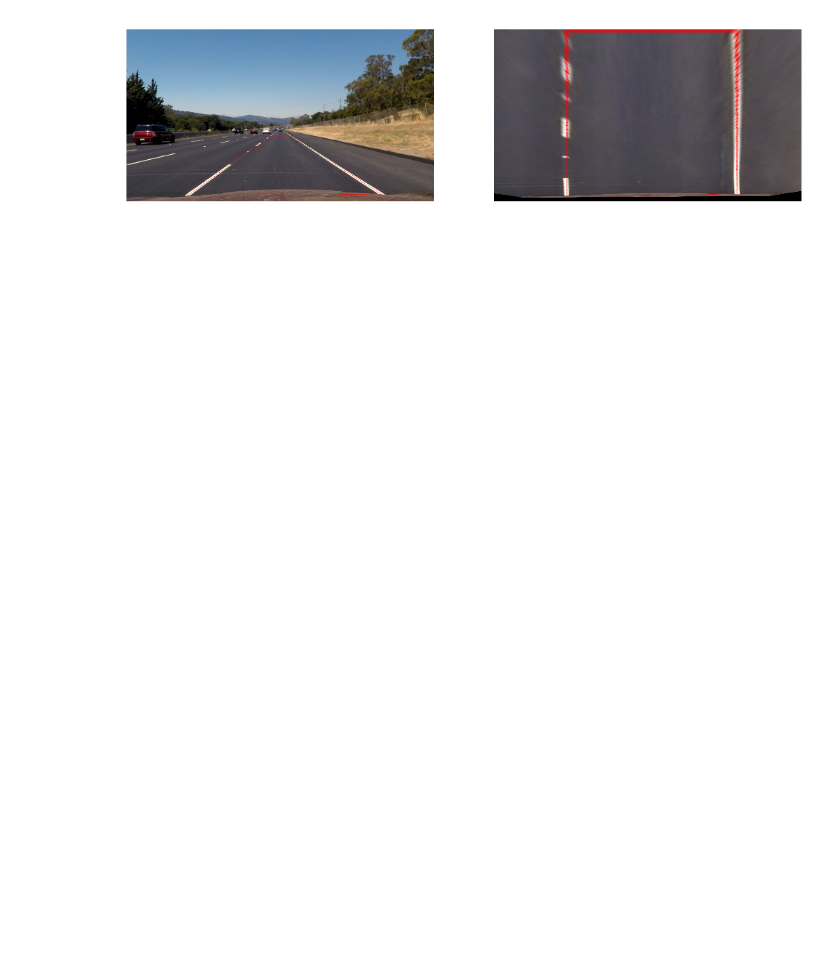
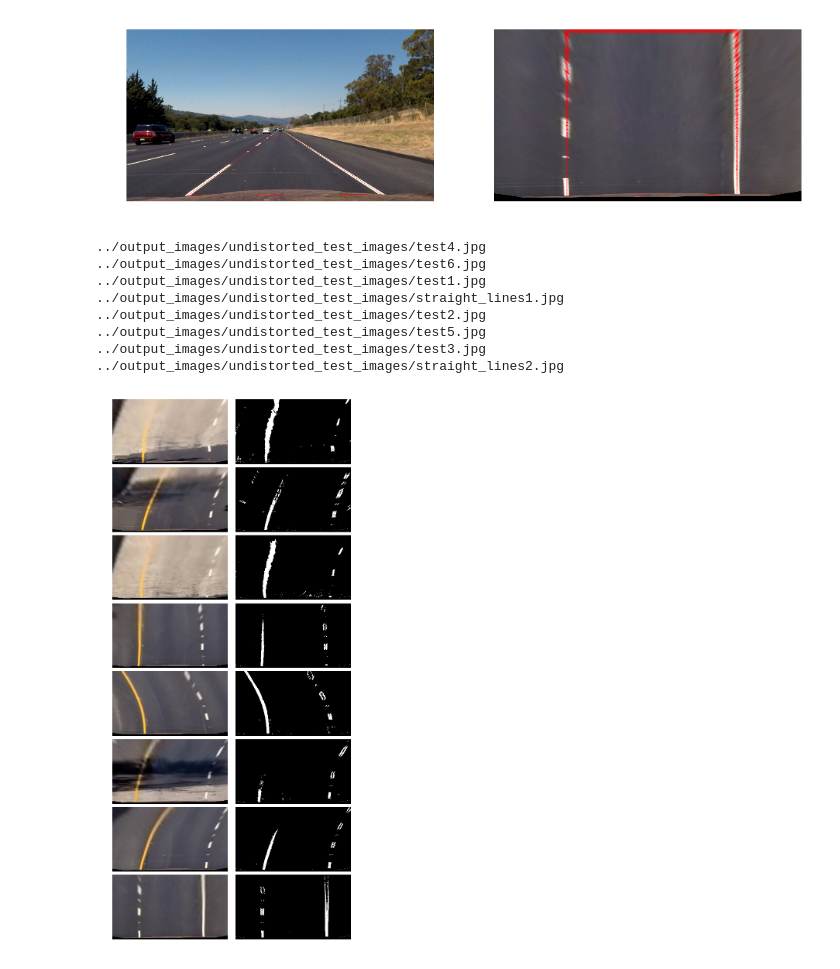
Before and after one commit to Allensmile/CarND-Advanced-Lane-Lines, a Jupyter notebook: src/Image_Analysis.ipynb, the cells around one changed output. Drawn from its saved outputs; the diff is of its cells as text; code cells hidden in the pictures; blank space fills up the shorter version.

Commit message:
updated: basic analysis python notebook and advanced lane finding python file

```diff
--- a/src/Image_Analysis.ipynb
+++ b/src/Image_Analysis.ipynb
@@ -110,4 +129,6 @@ plt.show()
 # %%
+image = mpimg.imread('../output_images/undistorted_test_images/straight_lines2.jpg')
+
 corners = np.float32([[253, 697],[598,448],[686, 448],[1061,690]])
 new_top_left = np.array([corners[0, 0], 0])
 new_top_right = np.array([corners[3, 0], 0])
@@ -119,28 +140,64 @@ dst = np.float32([corners[0] + offset, new_top_left + offset, new_top_right - of
 
 perspective = advanced_lane_finding.PerspectiveTransformer(src, dst)
 
-saved_img = mpimg.imread('../output_images/undistorted_test_images/straight_lines2.jpg')
-cv2.line(saved_img, (253, 697), (598,448), color=[255,0,0], thickness=1)
-cv2.line(saved_img, (598,448), (686, 448), color=[255,0,0], thickness=1)
-cv2.line(saved_img, (686, 448), (1061,690), color=[255,0,0], thickness=1)
-cv2.line(saved_img, (1061,690), (253, 697), color=[255,0,0], thickness=1)
 
-warped_img = perspective.transform(saved_img)
+cv2.line(image, (253, 697), (598,448), color=[255,0,0], thickness=1)
+cv2.line(image, (598,448), (686, 448), color=[255,0,0], thickness=1)
+cv2.line(image, (686, 448), (1061,690), color=[255,0,0], thickness=1)
+cv2.line(image, (1061,690), (253, 697), color=[255,0,0], thickness=1)
+
+warped_img = perspective.transform(image)
 
 plt.figure(figsize=(12, 6))
 plt.subplot(1, 2, 1)
 plt.axis('off')
-plt.imshow(saved_img)
-
+plt.imshow(image)
 
 
 plt.subplot(1, 2, 2)
 plt.axis('off')
 plt.imshow(warped_img)
 
-
-
-
 plt.show()
 # %% [output]
 [figure]
+# %%
+#undistorted = mpimg.imread('../output_images/undistorted_test_images/test5.jpg')
+
+index = 0
+plt.figure(figsize=(8, 18))
+gs = gridspec.GridSpec(8, 2)
+gs.update(wspace=0.05, hspace=0.05)
+
+for file in os.listdir('../output_images/undistorted_test_images/'):
+    image = mpimg.imread('../output_images/undistorted_test_images/' + file)
+    print('../output_images/undistorted_test_images/' + file)
+
+    ax1 = plt.subplot(gs[index])
+    undistorted = perspective.transform(image)
+    ax1.axis('off')
+    ax1.imshow(undistorted)
+
+    index += 1
+
+    binary_img = advanced_lane_finding.image_binarize(undistorted,
+                                                 gray_thresh = (30, 255),
+                                                 s_thresh = (120, 255),
+                                                 l_thresh = (110, 255))
+    ax2 = plt.subplot(gs[index])
+    ax2.axis('off')
+    ax2.imshow(binary_img)
+
+    index += 1
+
+plt.show()
+# %% [output]
+../output_images/undistorted_test_images/test4.jpg
+../output_images/undistorted_test_images/test6.jpg
+../output_images/undistorted_test_images/test1.jpg
+../output_images/undistorted_test_images/straight_lines1.jpg
+../output_images/undistorted_test_images/test2.jpg
+../output_images/undistorted_test_images/test5.jpg
+../output_images/undistorted_test_images/test3.jpg
+../output_images/undistorted_test_images/straight_lines2.jpg
+[figure, added]
```
Also changed, not shown: parts of 2 cells of this notebook, 1 other file.
